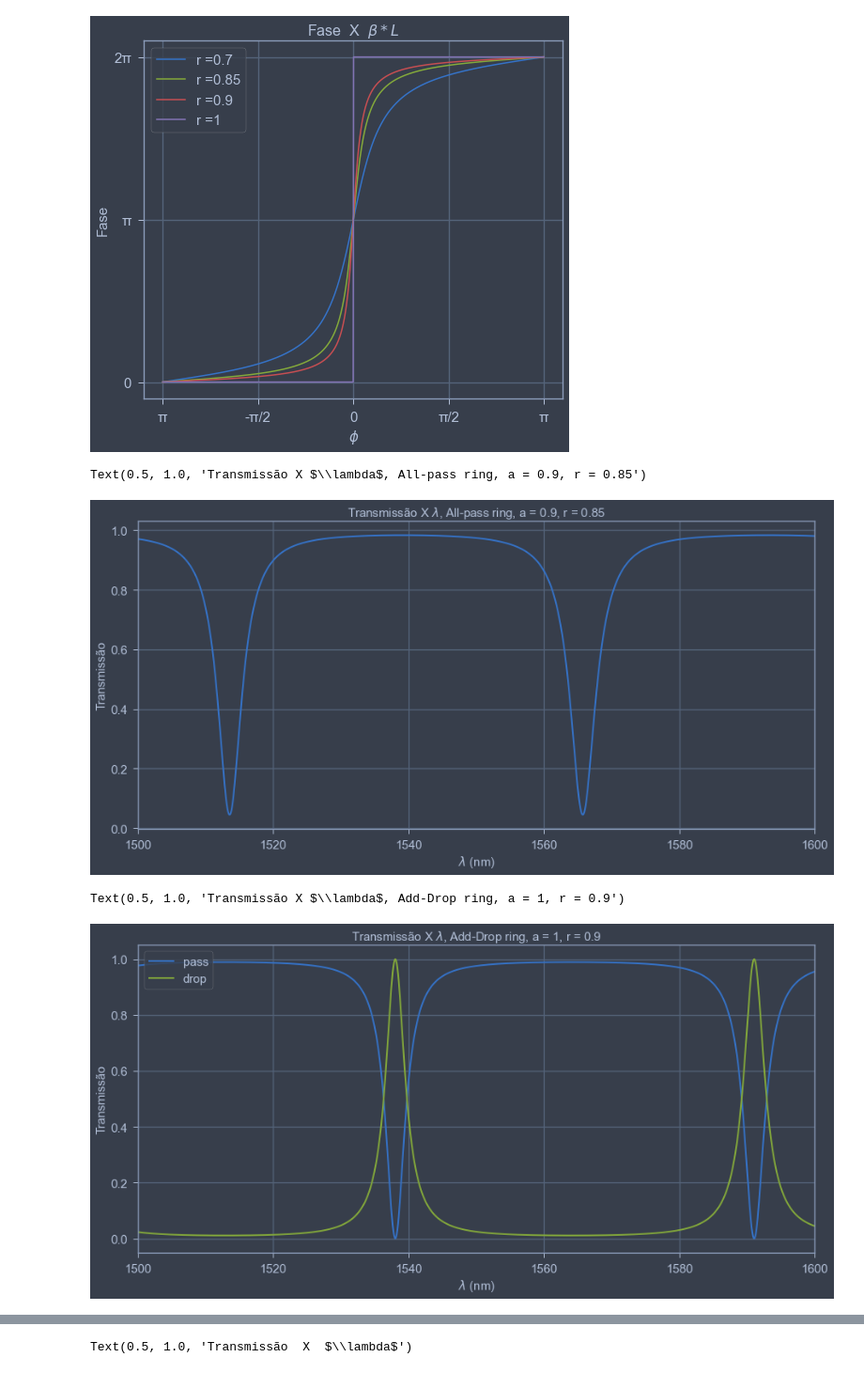
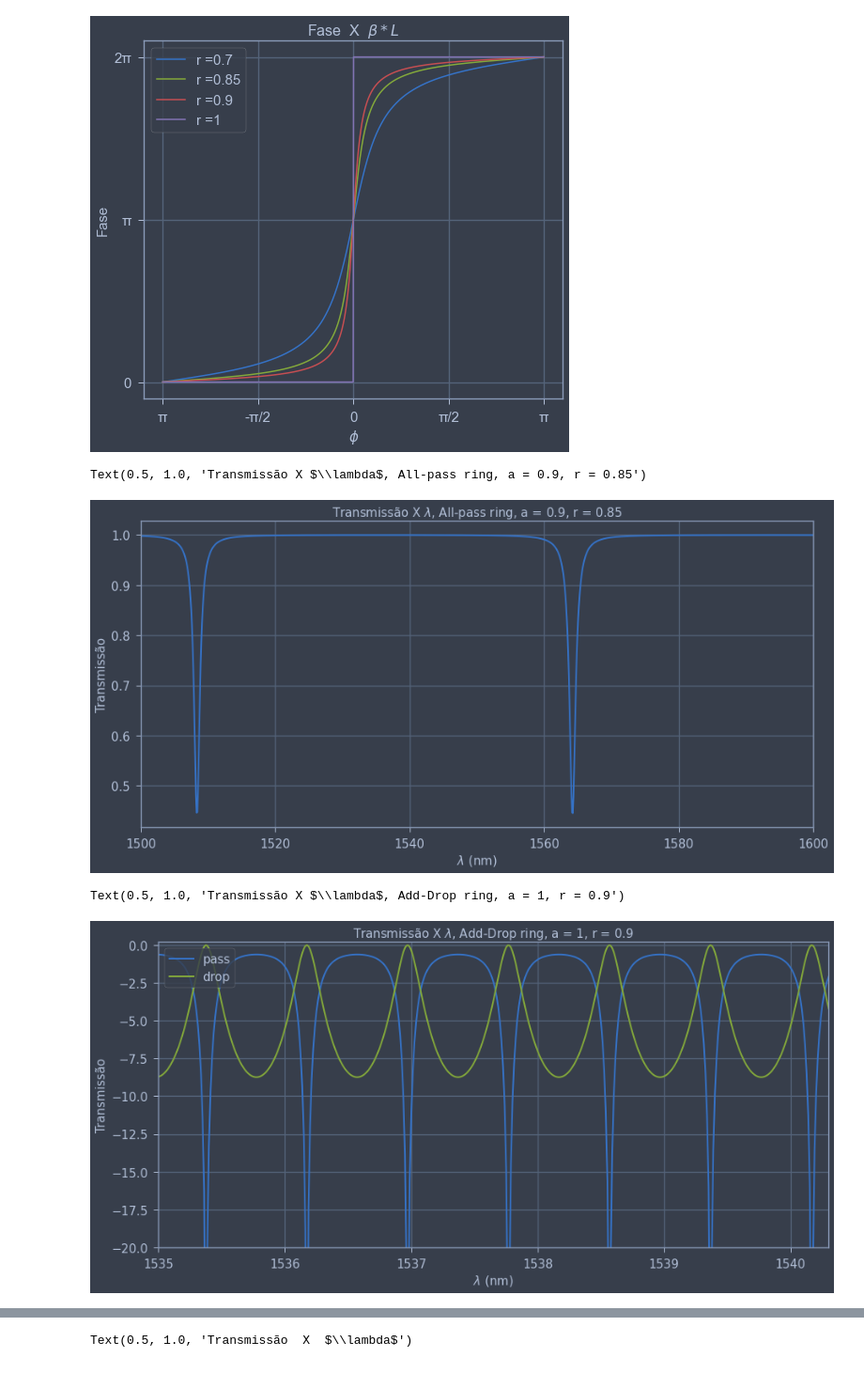
Before and after one commit to LucasLobo7/Anelderessonancia, a Jupyter notebook: graficos.ipynb, the cells around one changed output, grey strips where cells are left out. Shown: that part at 94% size. Drawn from its saved outputs; the diff is of its cells as text; code cells hidden in the pictures.

```diff
--- a/graficos.ipynb
+++ b/graficos.ipynb
@@ -54,12 +55,12 @@ ax.set_yticks([0,np.pi,2*np.pi],[0,'π','2π'],fontsize=15)
 # %%
 
 plt.rcParams["figure.figsize"] = (15,7)
-neff = 2.270316
+neff = 2.250316
 comprimento = np.linspace(1500e-9,1600e-9,1000)
-r = 0.85
-a = 0.9
+r = np.sqrt(0.9050512270620459)
+a = 0.99
 k = np.sqrt(1- r**2)
-L = 20e-6
+L = 18.7680e-6
 beta = neff*2*np.pi/comprimento
 phi = beta*L
 T = (a**2 - 2*r*a*np.cos(phi) + r**2)/(1 - 2*a*r*np.cos(phi)+(r*a)**2)
@@ -72,35 +73,36 @@ plt.yticks(fontsize =15)
 plt.title(r'Transmissão X $\lambda$, All-pass ring, a = 0.9, r = 0.85',fontsize =15)
 # %% [output]
 Text(0.5, 1.0, 'Transmissão X $\\lambda$, All-pass ring, a = 0.9, r = 0.85')
-[figure, old version]
+[figure, new version]
 # %%
 plt.rcParams["figure.figsize"] =(15,7)
-neff = 2.270316
-comprimento = np.linspace(1500e-9,1600e-9,1000)
-r1 = 0.9
-r2 = 0.9
+neff = 2.275402
+comprimento = np.linspace(1535e-9,1560e-9,2000)
+r1 = np.sqrt(0.46463823284128913)
+r2 = np.sqrt(0.46463823284128913)
 a = 1
 k = np.sqrt(1- r**2)
-L = 2.032356e-5
+L = 650.817815e-6
 beta = neff*2*np.pi/comprimento
-phi = beta*L
+phi = beta*2*L
 
 
-Tpteo = (r2**2*a**2 - 2*r1*r2*a*np.cos(beta*L)+r1**2)/(1-2*r1*r2*a*np.cos(beta*L)+(r1*r2*a)**2)
-Tdteo = (1-r1*r1)*(1-r2*r2)*a/(1-2*r1*r2*a*np.cos(beta*L)+(r1*r2*a)**2)
-plt.plot(comprimento*1e9,Tpteo,linewidth=2)
-plt.plot(comprimento*1e9,Tdteo,linewidth=2)
+Tpteo = (r2**2*a**2 - 2*r1*r2*a*np.cos(phi)+r1**2)/(1-2*r1*r2*a*np.cos(phi)+(r1*r2*a)**2)
+Tdteo = ((1-r1*r1)*(1-r2*r2)*a)/(1-2*r1*r2*a*np.cos(phi)+(r1*r2*a)**2)
+plt.plot(comprimento*1e9,10*np.log10(Tpteo),linewidth=2)
+plt.plot(comprimento*1e9,10*np.log10(Tdteo),linewidth=2)
 
-plt.xlim(1500,1600)
+plt.xlim(1535,1540.3)
+plt.ylim(-20,0.2)
 plt.legend(['pass','drop'],loc='upper left',fontsize =15)
 plt.xlabel(r'$\lambda$ (nm)',fontsize =15)
 plt.ylabel(r'Transmissão',fontsize =15)
 plt.xticks(fontsize =15)
 plt.yticks(fontsize =15)
 plt.title(r'Transmissão X $\lambda$, Add-Drop ring, a = 1, r = 0.9',fontsize =15)
 # %% [output]
 Text(0.5, 1.0, 'Transmissão X $\\lambda$, Add-Drop ring, a = 1, r = 0.9')
-[figure, old version]
+[figure, new version]
 # %%
 mode = lumapi.MODE(filename= 'Ressonance 1.lms')
 # %%
```
Also changed, not shown: parts of 6 cells of this notebook, 3 other files.
